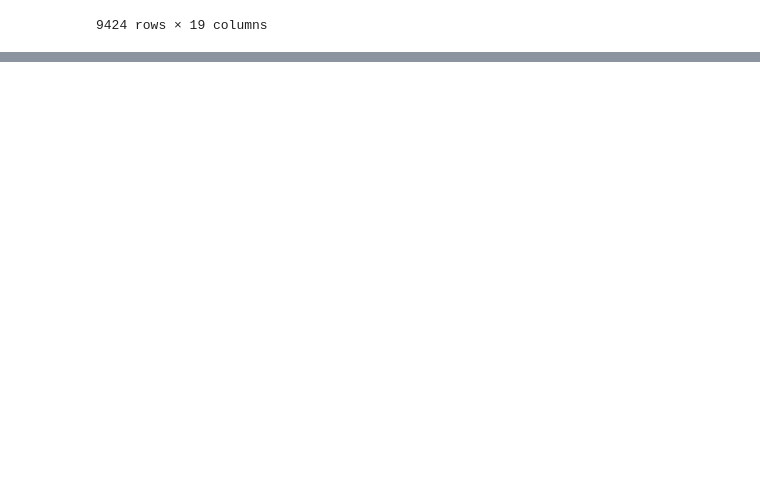
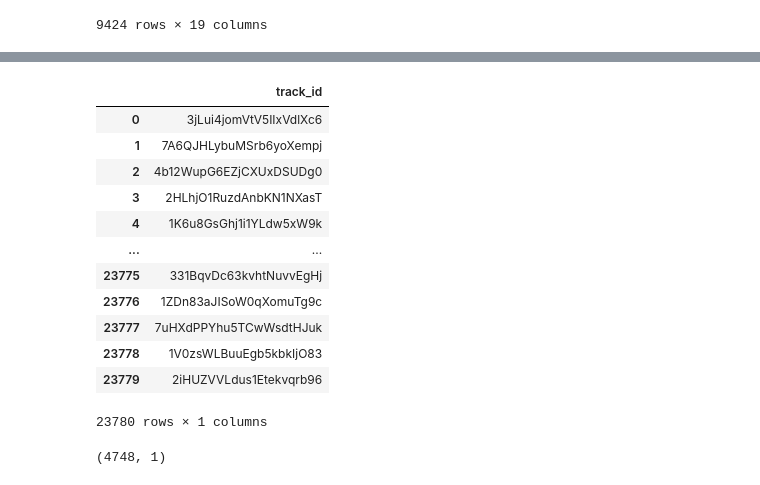
Before and after one commit to daniel-isidro/hot_n_pop_song_machine, a Jupyter notebook: spotify_api/get_audio_features_not_hit_songs.ipynb, the cells around one changed output, grey strips where cells are left out. Saved outputs shown, nothing was run; the diff lists cells and outputs as text; code cells hidden in the pictures; blank space fills up the shorter version.

Commit message:
got 10000 more random songs, total 19000 random songs

```diff
--- a/spotify_api/get_audio_features_not_hit_songs.ipynb
+++ b/spotify_api/get_audio_features_not_hit_songs.ipynb
@@ -256,0 +283,3 @@ audio_df.to_csv('9424_random_songs_with_audio_features.csv', encoding='utf-8', i
+# %%
+df = pd.DataFrame()
+df['track_id'] = track_id_list
@@ -256,0 +314,4 @@ audio_df.to_csv('9424_random_songs_with_audio_features.csv', encoding='utf-8', i
+# %%
+df.drop_duplicates(inplace=True)
+df.reset_index(drop=True, inplace=True)
+df
@@ -256,0 +334,24 @@ audio_df.to_csv('9424_random_songs_with_audio_features.csv', encoding='utf-8', i
+# %%
+df2 = pd.read_csv('9475_random_songs_2000-2020.csv')
+# %%
+df3 = pd.concat([df, df2], ignore_index=True)
+# %%
+df3
+# %% [output]
+|  | track_id |
+| 0 | 3jLui4jomVtV5IIxVdlXc6 |
+| 1 | 7A6QJHLybuMSrb6yoXempj |
+| 2 | 4b12WupG6EZjCXUxDSUDg0 |
+| 3 | 2HLhjO1RuzdAnbKN1NXasT |
+| 4 | 1K6u8GsGhj1i1YLdw5xW9k |
+| ... | ... |
+| 23775 | 331BqvDc63kvhtNuvvEgHj |
+| 23776 | 1ZDn83aJISoW0qXomuTg9c |
+| 23777 | 7uHXdPPYhu5TCwWsdtHJuk |
+| 23778 | 1V0zsWLBuuEgb5kbkIjO83 |
+| 23779 | 2iHUZVVLdus1Etekvqrb96 |
+23780 rows × 1 columns
+# %%
+df3[df3.duplicated()].shape
+# %% [output]
+(4748, 1)
```
Also changed, not shown: parts of 9 cells of this notebook, 2 other files.
